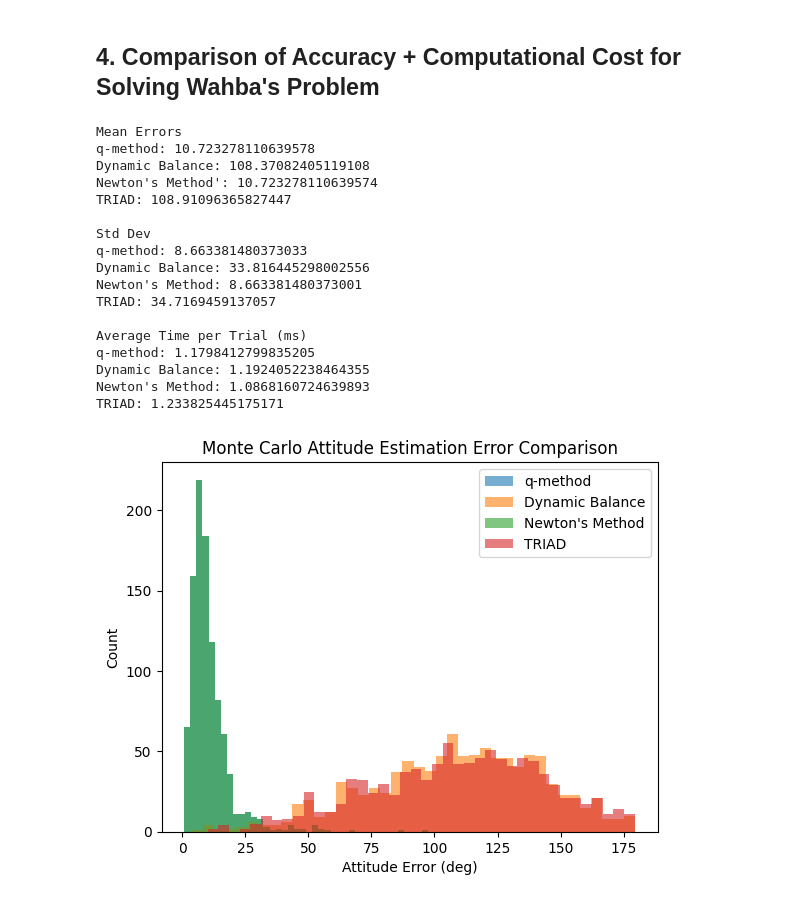
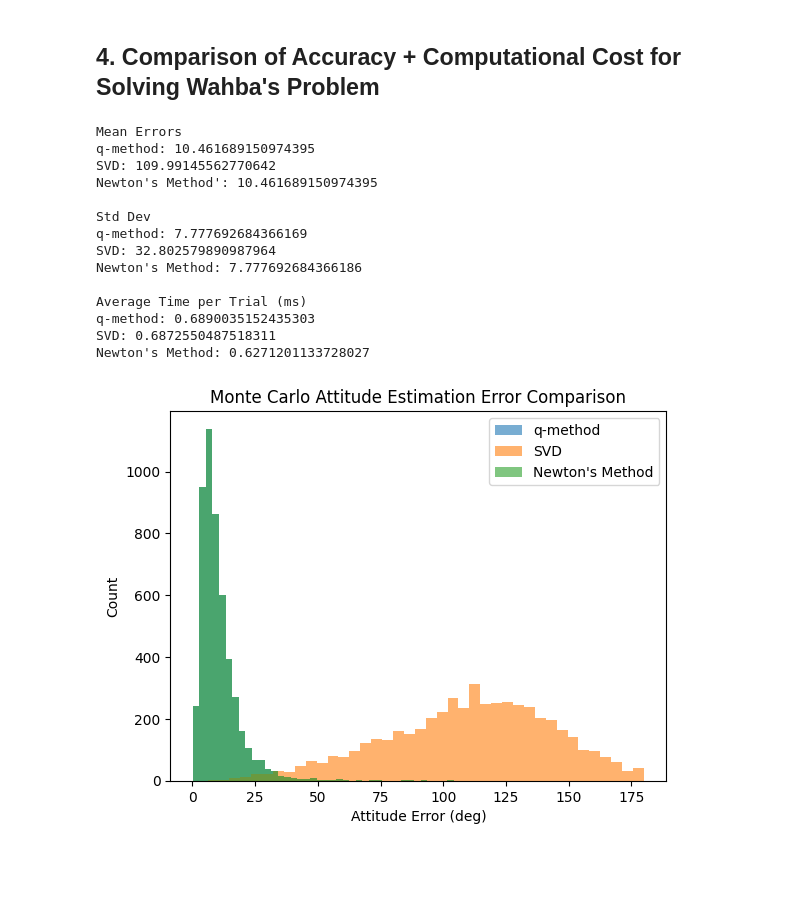
Before and after one commit to nrmiller-lab/TESS-ADCS-Project, a Jupyter notebook: HW2/HW2Code.ipynb, the cells around one changed output. Cells and saved outputs as stored; diff of their text form; code cells hidden in the pictures; blank space fills up the shorter version.

```diff
--- a/HW2/HW2Code.ipynb
+++ b/HW2/HW2Code.ipynb
@@ -286,7 +163,7 @@ def expq(phi):
         phi * np.sinc(theta/np.pi)
     ])
 # %%
-Nmc = 1000
+Nmc = 5000
 errors_davenport = np.zeros(Nmc)
 errors_dyn = np.zeros(Nmc)
 errors_newton = np.zeros(Nmc)
@@ -365,74 +242,50 @@ for i in range(Nmc):
     phi = unhat(logm(R_err))
     errors_newton[i] = (180/np.pi)*np.linalg.norm(phi)
     time_newton += time.time() - start
-
-
-    # TRIAD method
-    start = time.time()
-    # use first two vectors
-    t1_B = r_B[:,0]
-    t2_B = np.cross(t1_B, r_B[:,1])
-    t2_B /= np.linalg.norm(t2_B)
-    t3_B = np.cross(t1_B, t2_B)
-
-    t1_N = r_N[:,0]
-    t2_N = np.cross(t1_N, r_N[:,1])
-    t2_N /= np.linalg.norm(t2_N)
-    t3_N = np.cross(t1_N, t2_N)
-
-    R_triad = np.column_stack([t1_B, t2_B, t3_B]) @ np.column_stack([t1_N, t2_N, t3_N]).T
-    R_err = R_triad.T @ Qtrue
-    phi = unhat(logm(R_err))
-    errors_triad[i] = (180/np.pi)*np.linalg.norm(phi)
-    time_triad += time.time() - start
 # %%
 # Results
 
 print("Mean Errors")
 print("q-method:", np.mean(errors_davenport))
-print("Dynamic Balance:", np.mean(errors_dyn))
+print("SVD:", np.mean(errors_dyn))
 print("Newton's Method':", np.mean(errors_newton))
-print("TRIAD:", np.mean(errors_triad))
 
 print("\nStd Dev")
 print("q-method:", np.std(errors_davenport))
-print("Dynamic Balance:", np.std(errors_dyn))
+print("SVD:", np.std(errors_dyn))
 print("Newton's Method:", np.std(errors_newton))
-print("TRIAD:", np.std(errors_triad))
+
 
 print("\nAverage Time per Trial (ms)")
 print("q-method:", 1000*time_davenport/Nmc)
-print("Dynamic Balance:", 1000*time_dyn/Nmc)
+print("SVD:", 1000*time_dyn/Nmc)
 print("Newton's Method:", 1000*time_newton/Nmc)
-print("TRIAD:", 1000*time_triad/Nmc)
+
 
 # Histogram
 plt.hist(errors_davenport, bins=40, alpha=0.6, label="q-method")
-plt.hist(errors_dyn, bins=40, alpha=0.6, label="Dynamic Balance")
+plt.hist(errors_dyn, bins=40, alpha=0.6, label="SVD")
 plt.hist(errors_newton, bins=40, alpha=0.6, label="Newton's Method")
-plt.hist(errors_triad, bins=40, alpha=0.6, label="TRIAD")
+
 
 plt.xlabel("Attitude Error (deg)")
 plt.ylabel("Count")
 plt.legend()
 plt.title("Monte Carlo Attitude Estimation Error Comparison")
 plt.show()
 # %% [output]
 Mean Errors
-q-method: 10.723278110639578
-Dynamic Balance: 108.37082405119108
-Newton's Method': 10.723278110639574
-TRIAD: 108.91096365827447
+q-method: 10.461689150974395
+SVD: 109.99145562770642
+Newton's Method': 10.461689150974395
 
 Std Dev
-q-method: 8.663381480373033
-Dynamic Balance: 33.816445298002556
-Newton's Method: 8.663381480373001
-TRIAD: 34.7169459137057
+q-method: 7.777692684366169
+SVD: 32.802579890987964
+Newton's Method: 7.777692684366186
 
 Average Time per Trial (ms)
-q-method: 1.1798412799835205
-Dynamic Balance: 1.1924052238464355
-Newton's Method: 1.0868160724639893
-TRIAD: 1.233825445175171
+q-method: 0.6890035152435303
+SVD: 0.6872550487518311
+Newton's Method: 0.6271201133728027
-[figure, old version]
+[figure, new version]
```
Also changed, not shown: parts of 8 cells of this notebook.
